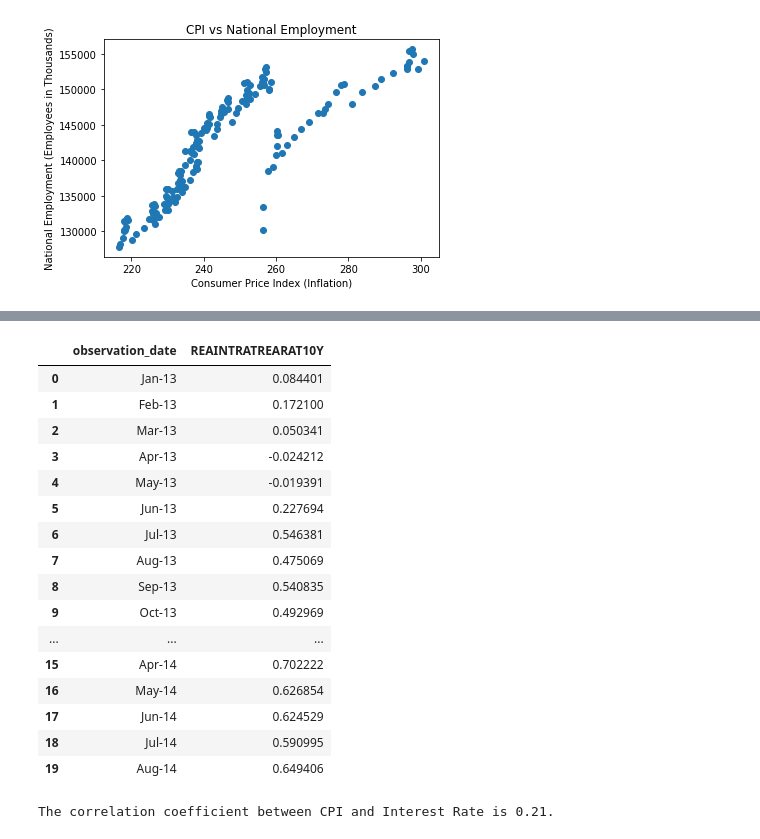
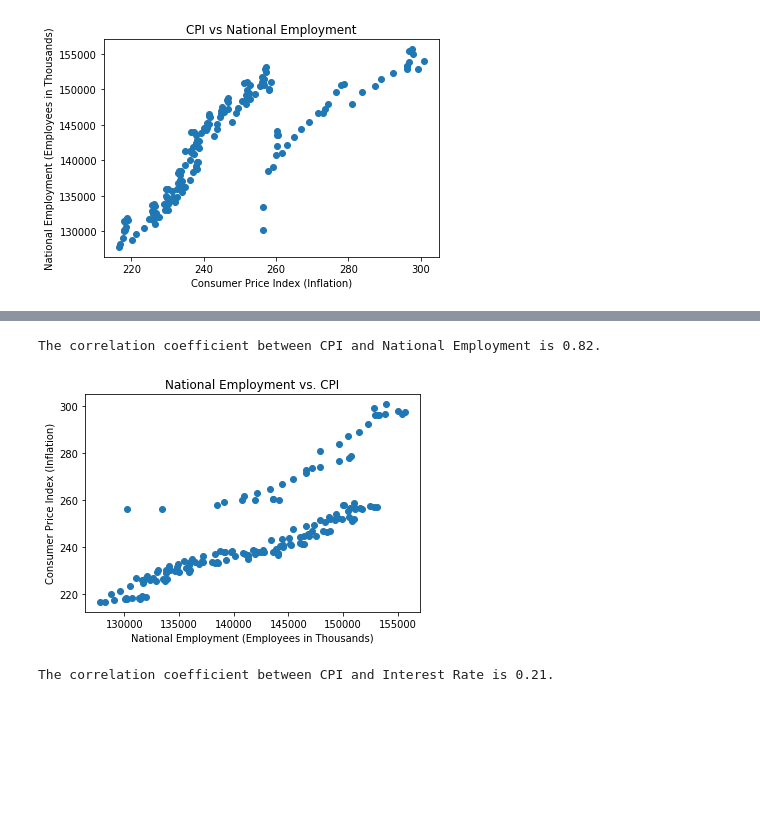
Before and after one commit to aumekubo2/SHAAL, a Jupyter notebook: Data_Analysis/Multi_Extract_Analysis_Attempt_1.ipynb, the cells around one changed output, grey strips where cells are left out. Drawn from its saved outputs; the diff is of its cells as text; code cells hidden in the pictures; blank space fills up the shorter version.

```diff
--- a/Data_Analysis/Multi_Extract_Analysis_Attempt_1.ipynb
+++ b/Data_Analysis/Multi_Extract_Analysis_Attempt_1.ipynb
@@ -200,23 +208,21 @@ cpi_2_reversed.head()
-# %%
-interest_rate.head(20)
-# %% [output]
-|  | observation_date | REAINTRATREARAT10Y |
-| 0 | Jan-13 | 0.084401 |
-| 1 | Feb-13 | 0.172100 |
-| 2 | Mar-13 | 0.050341 |
-| 3 | Apr-13 | -0.024212 |
-| 4 | May-13 | -0.019391 |
-| 5 | Jun-13 | 0.227694 |
-| 6 | Jul-13 | 0.546381 |
-| 7 | Aug-13 | 0.475069 |
-| 8 | Sep-13 | 0.540835 |
-| 9 | Oct-13 | 0.492969 |
-| ... | ... | ... |
-| 15 | Apr-14 | 0.702222 |
-| 16 | May-14 | 0.626854 |
-| 17 | Jun-14 | 0.624529 |
-| 18 | Jul-14 | 0.590995 |
-| 19 | Aug-14 | 0.649406 |
+# %%
+# Plot National Employment vs. CPI
+cpi_value = cpi["value"]
+nat_emp_value = nat_employment["value"]
+plt.scatter(nat_emp_value, cpi_value)
+plt.ylabel("Consumer Price Index (Inflation)")
+plt.xlabel("National Employment (Employees in Thousands)")
+plt.title("National Employment vs. CPI")
+
+#Correlation Coefficient
+cc_cpi_emp = round(st.pearsonr(nat_emp_value, cpi_value)[0],2)
+print(f"The correlation coefficient between CPI and National Employment is {cc_cpi_emp}.")
+
+#increasing inflation leads to increasing employment
+plt.savefig("../Graphs/CPI_Employment.png")
+# %% [output]
+The correlation coefficient between CPI and National Employment is 0.82.
+[figure, added]
 # %%
 # Plot CPI vs. Interest Rate
 
```
Also changed, not shown: parts of 11 cells of this notebook, 19 other files.
